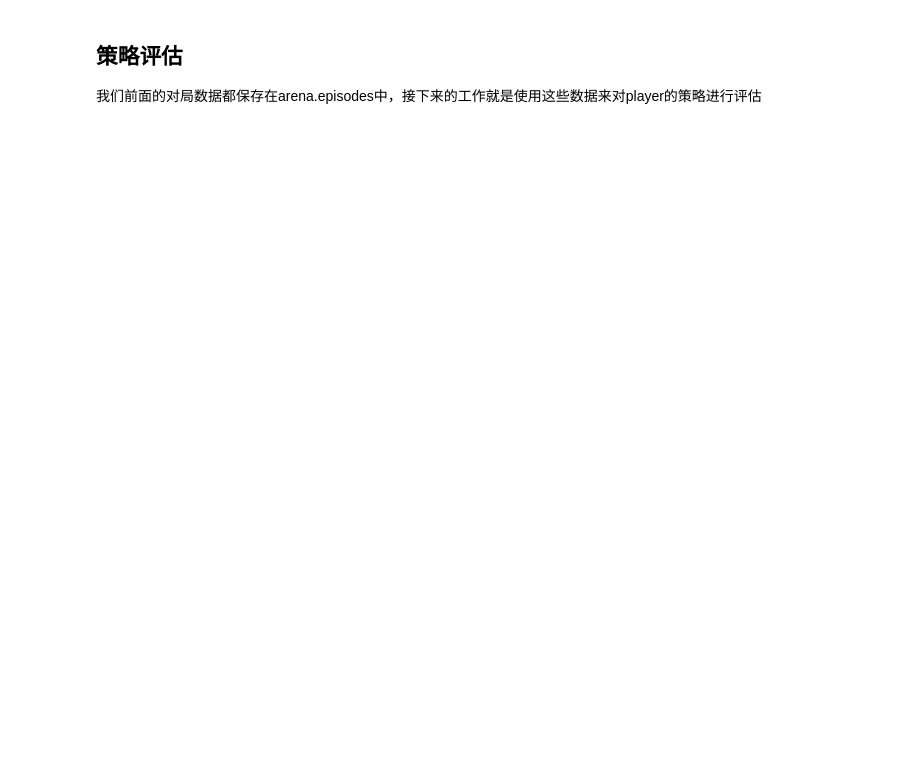
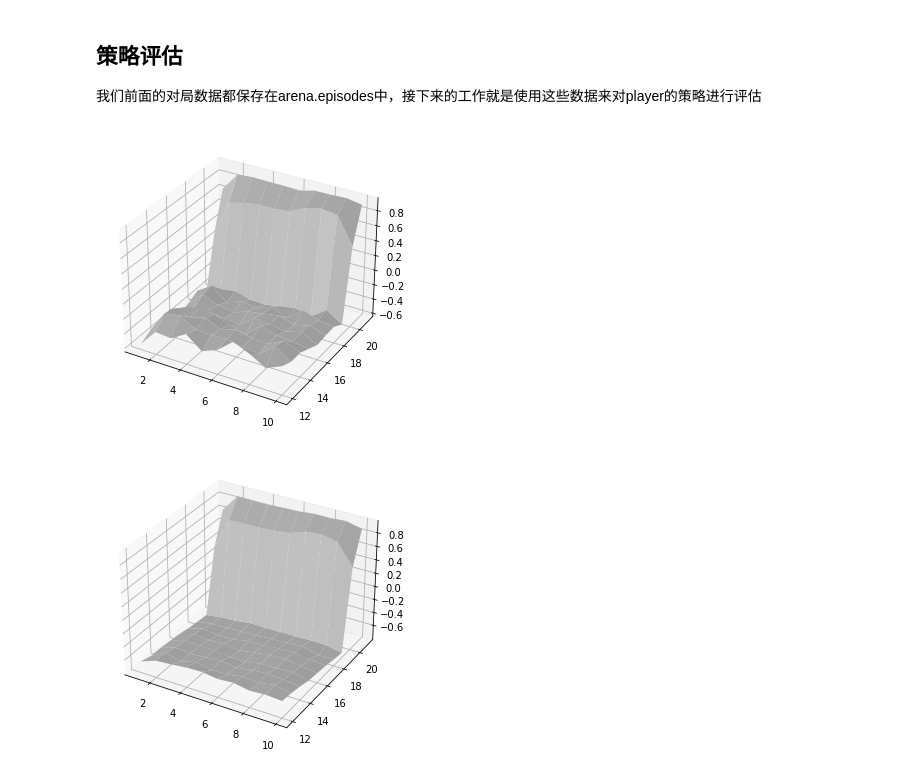
Before and after one commit to mq-maqi/RL, a Jupyter notebook: 蒙特卡罗学习评估21点游戏的玩家策略/21点游戏场景搭建.ipynb, the cells around one changed output. Cells and saved outputs as stored; diff of their text form; code cells hidden in the pictures; blank space fills up the shorter version.

```diff
--- a/蒙特卡罗学习评估21点游戏的玩家策略/21点游戏场景搭建.ipynb
+++ b/蒙特卡罗学习评估21点游戏的玩家策略/21点游戏场景搭建.ipynb
@@ -314,3 +314,60 @@ arena.play_games(dealer, player, num = 20)
 # %% [markdown]
 ## 策略评估
 我们前面的对局数据都保存在arena.episodes中，接下来的工作就是使用这些数据来对player的策略进行评估
+# %%
+def policy_evaluate(episodes, V, Ns):
+    """
+    统计个体状态的价值，衰减因子为1，中间状态的即时奖励为0， 递增式蒙特卡罗评估
+    :param episodes:
+    :param V:
+    :param Ns:
+    :return:
+    """
+    for episode, r in episodes:
+        for s, a in episode:
+            ns = get_dict(Ns, s)
+            v = get_dict(V, s)
+            set_dict(Ns, ns+1, s)
+            set_dict(V, v+(r-v)/(ns+1), s)
+V = {} # 状态价值字典
+Ns = {} # 状态被访问的次数节点
+policy_evaluate(arena.episodes, V, Ns) # 学习V值
+# %%
+def draw_value(value_dict, useable_ace = True, is_q_dict = False, A = None):
+    # 定义figure
+    fig = plt.figure()
+    # 将figure变成3D
+    ax = Axes3D(fig)
+    # 定义x，y
+    x = np.arange(1, 11, 1) # 庄家第一张牌
+    y = np.arange(12, 22, 1) # 玩家总分数
+    # 生成网格数据
+    X, Y = np.meshgrid(x,y)
+    # 从V字典检索Z轴的高度
+    row, col = X.shape
+    Z = np.zeros((row, col))
+    if is_q_dict:
+        n = len(A)
+    for i in range(row):
+        for j in range(col):
+            state_name = str(X[i,j]) + "_" + str(Y[i,j]) + "_" + str(useable_ace)
+            if not is_q_dict:
+                Z[i,j] = get_dict(value_dict, state_name)
+            else:
+                assert (A is not None)
+                for a in A:
+                    new_state_name = state_name + "_" + str(a)
+                    q = get_dict(value_dict, new_state_name)
+                    if q>=Z[i,j]:
+                        Z[i,j] = q
+    # 绘制3D曲面
+    ax.plot_surface(X, Y, Z, rstride=1, cstride=1, color="lightgray")
+    plt.show()
+
+# 绘制有可用的ACE时的状态价值图
+draw_value(V, useable_ace=True, A=A)
+# 绘制无可用的A时状态价值图
+draw_value(V, useable_ace=False, A=A)
+# %% [output]
+[figure, added]
+[figure, added]
```
Also changed, not shown: parts of 3 cells of this notebook, 2 other files.
